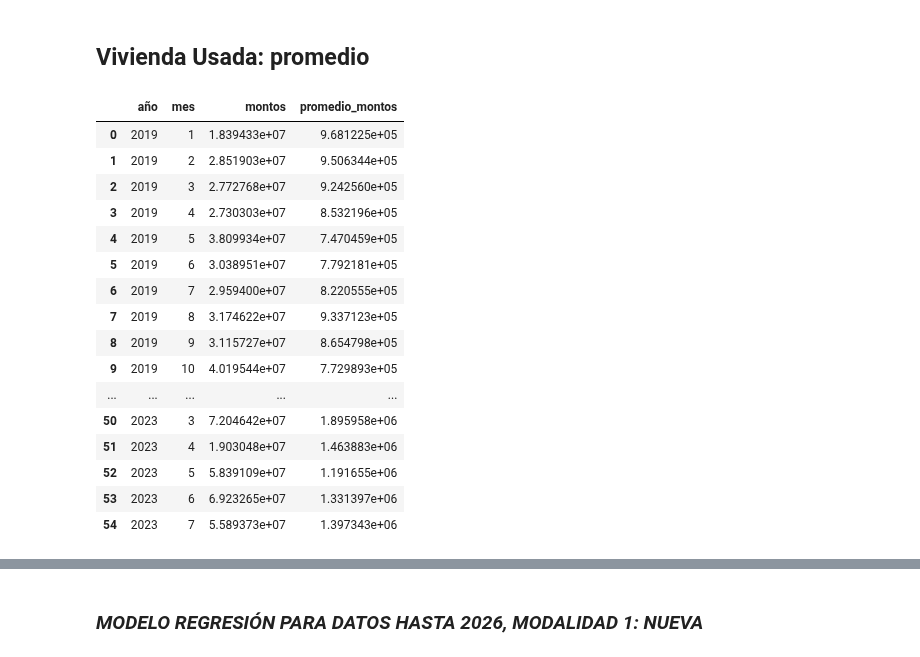
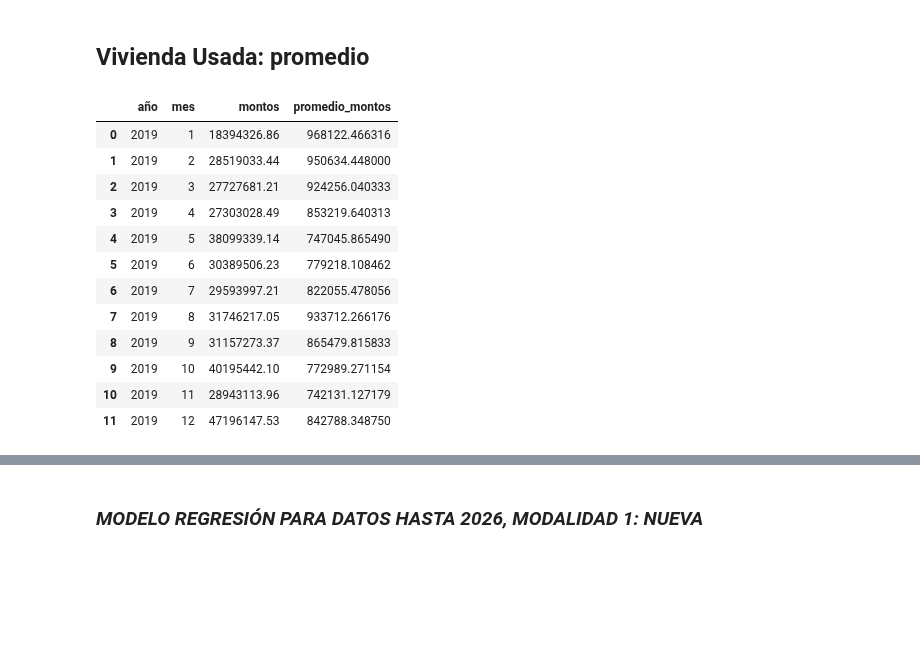
Before and after one commit to MiguelDWT4toCreativo/Datalpine, a Jupyter notebook: resources/jupyter/forecast_creditos_generales.ipynb, the cells around one changed output, grey strips where cells are left out. Saved outputs shown, nothing was run; the diff lists cells and outputs as text; code cells hidden in the pictures; blank space fills up the shorter version.

Commit message:
Estudio: Forecast créditos generales (valor y cantidad)

```diff
--- a/resources/jupyter/forecast_creditos_generales.ipynb
+++ b/resources/jupyter/forecast_creditos_generales.ipynb
@@ -1529,62 +1482,31 @@ nueva_promedios_pachuca
 # %% [markdown]
 ## Vivienda Usada: promedio
 # %%
-# Función para calcular totales y promedios
-def calcular_promedio_creditos(df, año):
-    # Filtrar los datos por la modalidad '3'
-    df_modalidad_1 = df[df['modalidad'] == 3]
+# Filtrar los datos por la modalidad '3'
+df_modalidad_1 = creditos_2019_pachuca[creditos_2019_pachuca['modalidad'] == 3]
+# Calcular la suma y el número de créditos por mes
+promedio_creditos_2019 = df_modalidad_1.groupby('mes')['monto'].agg(['sum', 'count']).reset_index()
+# Renombrar las columnas
+promedio_creditos_2019.rename(columns={'sum': 'montos', 'count': 'num_creditos'}, inplace=True)
+# Calcular el promedio de montos por mes
+promedio_creditos_2019['promedio_montos'] = promedio_creditos_2019['montos'] / promedio_creditos_2019['num_creditos']
+# Asignar el valor del año
+promedio_creditos_2019['año'] = 2019
+# Seleccionar las columnas relevantes
+promedio_creditos_2019 = promedio_creditos_2019[['año', 'mes', 'montos', 'promedio_montos']]
 
-    # Calcular la suma y el número de créditos por mes
-    promedio_creditos = df_modalidad_1.groupby('mes')['monto'].agg(['sum', 'count']).reset_index()
-
-    # Renombrar las columnas
-    promedio_creditos.rename(columns={'sum': 'montos', 'count': 'num_creditos'}, inplace=True)
-
-    # Calcular el promedio de montos por mes
-    promedio_creditos['promedio_montos'] = promedio_creditos['montos'] / promedio_creditos['num_creditos']
-
-    # Asignar el valor del año
-    promedio_creditos['año'] = año
-
-    # Seleccionar las columnas relevantes
-    promedio_creditos = promedio_creditos[['año', 'mes', 'montos', 'promedio_montos']]
-
-    return promedio_creditos
-
-# Calcular totales y promedios para el año 2019
-promedio_creditos_2019 = calcular_promedio_creditos(creditos_2019_pachuca, 2019)
-
-# Calcular totales y promedios para el año 2020
-promedio_creditos_2020 = calcular_promedio_creditos(creditos_2020_pachuca, 2020)
-
-# Calcular totales y promedios para el año 2021
-promedio_creditos_2021 = calcular_promedio_creditos(creditos_2021_pachuca, 2021)
-
-# Calcular totales y promedios para el año 2022
-promedio_creditos_2022 = calcular_promedio_creditos(creditos_2022_pachuca, 2022)
-
-# Calcular totales y promedios para el año 2023
-promedio_creditos_2023 = calcular_promedio_creditos(creditos_2023_pachuca, 2023)
-# Concatenar los DataFrames de promedio de créditos de cada año
-promedio_creditos_usada_pachuca = pd.concat([promedio_creditos_2019, promedio_creditos_2020,
-                                             promedio_creditos_2021, promedio_creditos_2022,
-                                             promedio_creditos_2023], ignore_index=True)
-promedio_creditos_usada_pachuca
+promedio_creditos_2019
 # %% [output]
 |  | año | mes | montos | promedio_montos |
-| 0 | 2019 | 1 | 1.839433e+07 | 9.681225e+05 |
-| 1 | 2019 | 2 | 2.851903e+07 | 9.506344e+05 |
-| 2 | 2019 | 3 | 2.772768e+07 | 9.242560e+05 |
-| 3 | 2019 | 4 | 2.730303e+07 | 8.532196e+05 |
-| 4 | 2019 | 5 | 3.809934e+07 | 7.470459e+05 |
-| 5 | 2019 | 6 | 3.038951e+07 | 7.792181e+05 |
-| 6 | 2019 | 7 | 2.959400e+07 | 8.220555e+05 |
-| 7 | 2019 | 8 | 3.174622e+07 | 9.337123e+05 |
-| 8 | 2019 | 9 | 3.115727e+07 | 8.654798e+05 |
-| 9 | 2019 | 10 | 4.019544e+07 | 7.729893e+05 |
-| ... | ... | ... | ... | ... |
-| 50 | 2023 | 3 | 7.204642e+07 | 1.895958e+06 |
-| 51 | 2023 | 4 | 1.903048e+07 | 1.463883e+06 |
-| 52 | 2023 | 5 | 5.839109e+07 | 1.191655e+06 |
-| 53 | 2023 | 6 | 6.923265e+07 | 1.331397e+06 |
-| 54 | 2023 | 7 | 5.589373e+07 | 1.397343e+06 |
+| 0 | 2019 | 1 | 18394326.86 | 968122.466316 |
+| 1 | 2019 | 2 | 28519033.44 | 950634.448000 |
+| 2 | 2019 | 3 | 27727681.21 | 924256.040333 |
+| 3 | 2019 | 4 | 27303028.49 | 853219.640313 |
+| 4 | 2019 | 5 | 38099339.14 | 747045.865490 |
+| 5 | 2019 | 6 | 30389506.23 | 779218.108462 |
+| 6 | 2019 | 7 | 29593997.21 | 822055.478056 |
+| 7 | 2019 | 8 | 31746217.05 | 933712.266176 |
+| 8 | 2019 | 9 | 31157273.37 | 865479.815833 |
+| 9 | 2019 | 10 | 40195442.10 | 772989.271154 |
+| 10 | 2019 | 11 | 28943113.96 | 742131.127179 |
+| 11 | 2019 | 12 | 47196147.53 | 842788.348750 |
```
Also changed, not shown: parts of 74 cells of this notebook, 5 other files.
